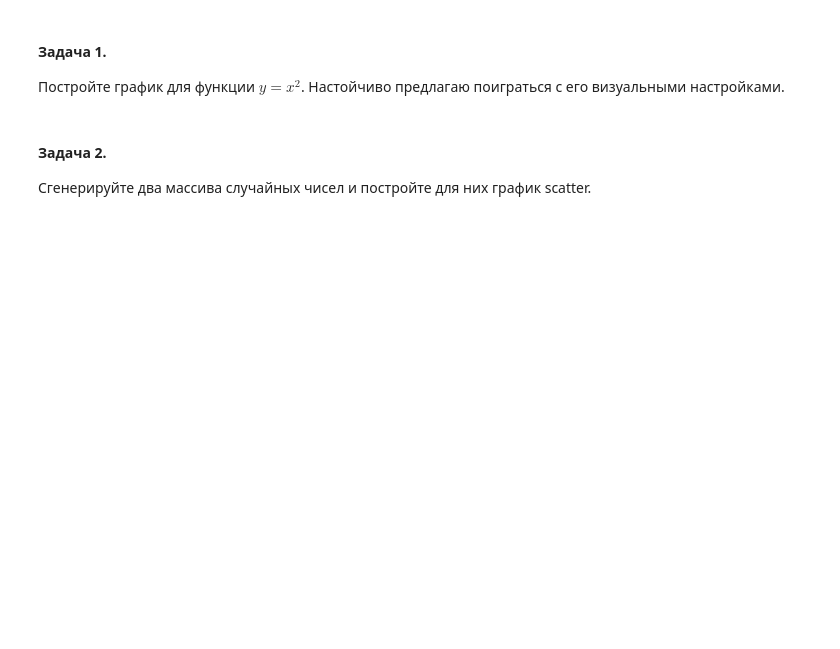
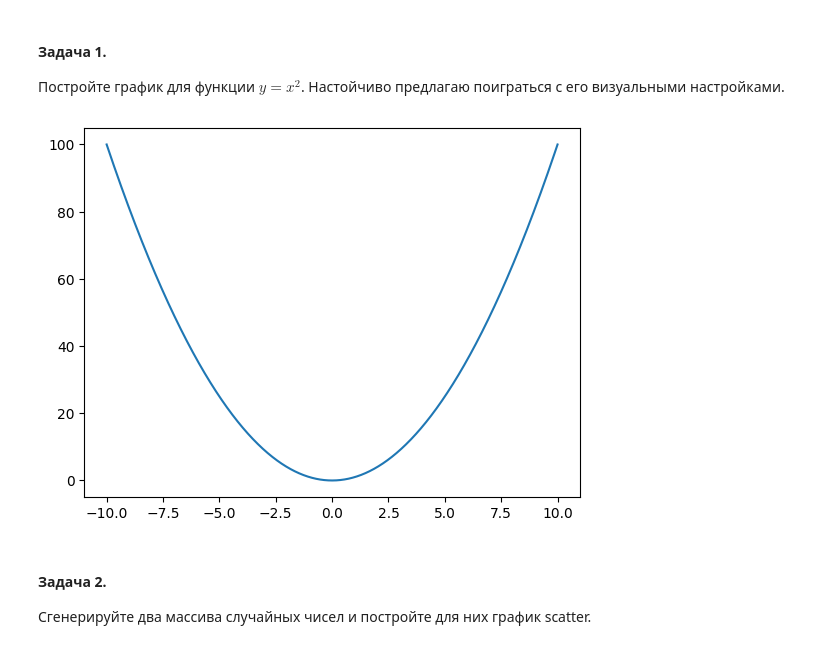
Before and after one commit to rsuh-python/mag2022, a Jupyter notebook: LT/term03/04-Matplotlib/hw04.ipynb, the cells around one changed output. Cells and saved outputs as stored; diff of their text form; code cells hidden in the pictures; blank space fills up the shorter version.

```diff
--- a/LT/term03/04-Matplotlib/hw04.ipynb
+++ b/LT/term03/04-Matplotlib/hw04.ipynb
@@ -3,4 +3,10 @@
 
 Постройте график для функции $y = x^2$. Настойчиво предлагаю поиграться с его визуальными настройками.
 # %%
-# your code here
+import numpy as np
+import matplotlib.pyplot as plt
+x = np.arange(-10, 10.01, 0.01)
+plt.plot(x, x ** 2)
+plt.show()
+# %% [output]
+[figure, added]
```
Also changed, not shown: parts of 3 cells of this notebook.
